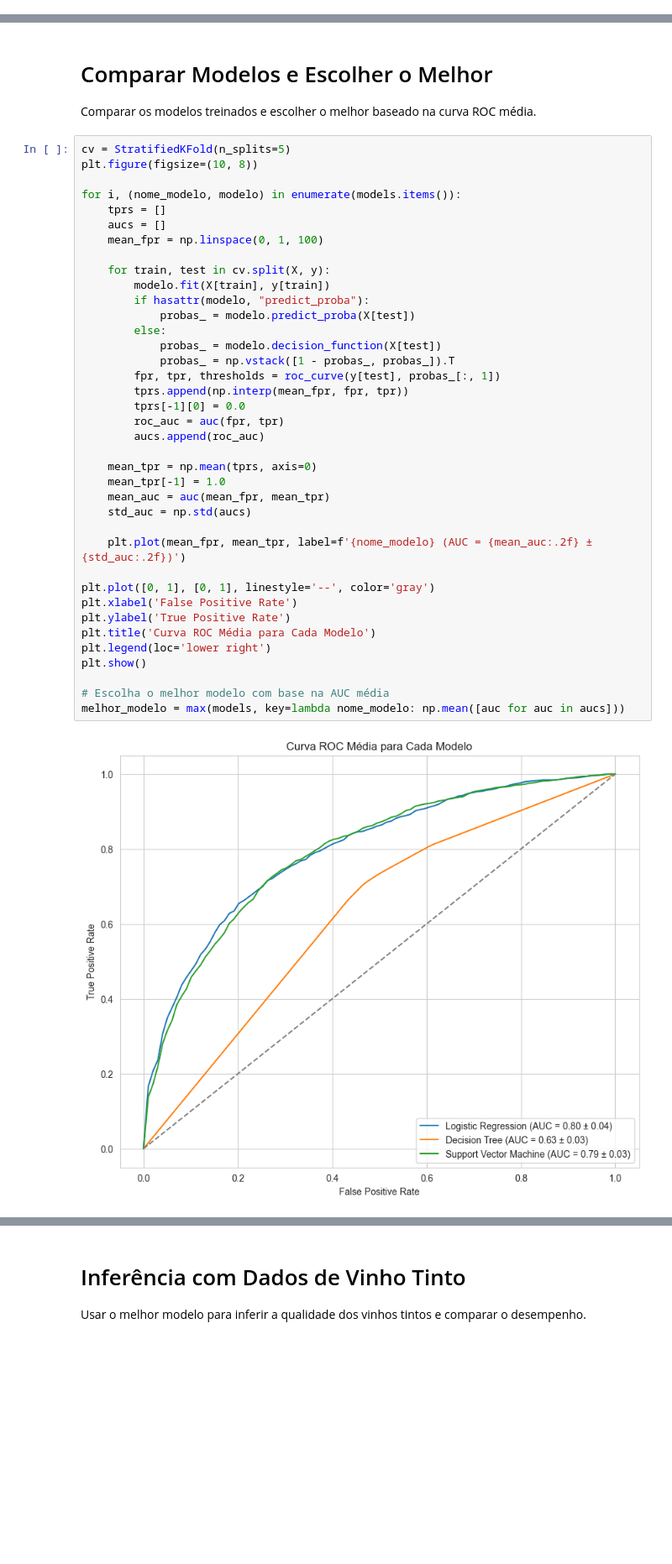
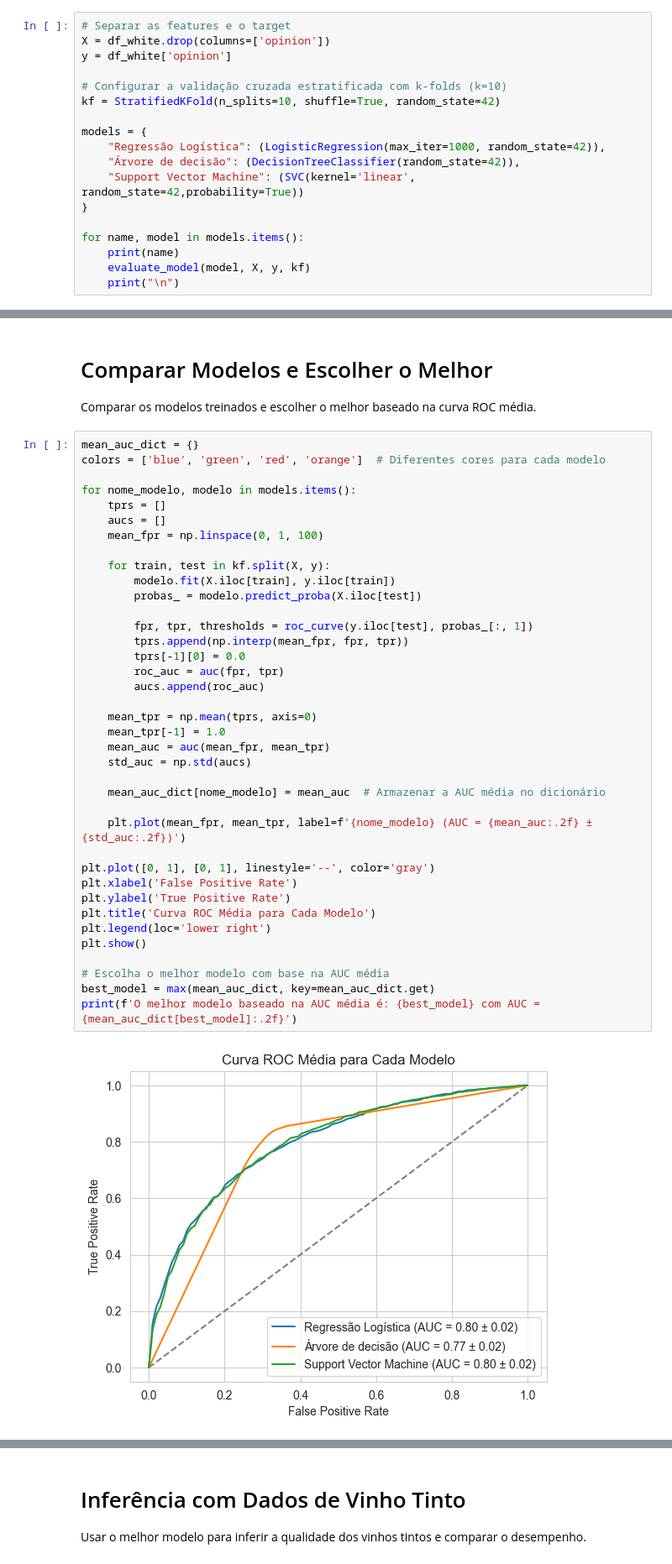
Before and after one commit to ronaldobresende/wine-quality, a Jupyter notebook: notebooks/wine-classification.ipynb, the cells around one changed output, grey strips where cells are left out. Shown at 84% size. Saved outputs shown, nothing was run; the diff lists cells and outputs as text; blank space fills up the shorter version.

```diff
--- a/notebooks/wine-classification.ipynb
+++ b/notebooks/wine-classification.ipynb
@@ -308,0 +349,18 @@ Support Vector Machine:
+# %%
+# Separar as features e o target
+X = df_white.drop(columns=['opinion'])
+y = df_white['opinion']
+
+# Configurar a validação cruzada estratificada com k-folds (k=10)
+kf = StratifiedKFold(n_splits=10, shuffle=True, random_state=42)
+
+models = {
+    "Regressão Logística": (LogisticRegression(max_iter=1000, random_state=42)),
+    "Árvore de decisão": (DecisionTreeClassifier(random_state=42)),
+    "Support Vector Machine": (SVC(kernel='linear', random_state=42,probability=True))
+}
+
+for name, model in models.items():
+    print(name)
+    evaluate_model(model, X, y, kf)
+    print("\n")
@@ -310,42 +388,42 @@ Support Vector Machine:
 # Comparar Modelos e Escolher o Melhor
 Comparar os modelos treinados e escolher o melhor baseado na curva ROC média.
 # %%
-cv = StratifiedKFold(n_splits=5)
-plt.figure(figsize=(10, 8))
+mean_auc_dict = {}
+colors = ['blue', 'green', 'red', 'orange']  # Diferentes cores para cada modelo
 
-for i, (nome_modelo, modelo) in enumerate(models.items()):
+for nome_modelo, modelo in models.items():
     tprs = []
     aucs = []
     mean_fpr = np.linspace(0, 1, 100)
 
-    for train, test in cv.split(X, y):
-        modelo.fit(X[train], y[train])
-        if hasattr(modelo, "predict_proba"):
-            probas_ = modelo.predict_proba(X[test])
-        else:
-            probas_ = modelo.decision_function(X[test])
-            probas_ = np.vstack([1 - probas_, probas_]).T
-        fpr, tpr, thresholds = roc_curve(y[test], probas_[:, 1])
+    for train, test in kf.split(X, y):
+        modelo.fit(X.iloc[train], y.iloc[train])
+        probas_ = modelo.predict_proba(X.iloc[test])
+
+        fpr, tpr, thresholds = roc_curve(y.iloc[test], probas_[:, 1])
         tprs.append(np.interp(mean_fpr, fpr, tpr))
         tprs[-1][0] = 0.0
         roc_auc = auc(fpr, tpr)
         aucs.append(roc_auc)
 
     mean_tpr = np.mean(tprs, axis=0)
     mean_tpr[-1] = 1.0
     mean_auc = auc(mean_fpr, mean_tpr)
     std_auc = np.std(aucs)
+
+    mean_auc_dict[nome_modelo] = mean_auc  # Armazenar a AUC média no dicionário
 
     plt.plot(mean_fpr, mean_tpr, label=f'{nome_modelo} (AUC = {mean_auc:.2f} ± {std_auc:.2f})')
 
 plt.plot([0, 1], [0, 1], linestyle='--', color='gray')
 plt.xlabel('False Positive Rate')
 plt.ylabel('True Positive Rate')
 plt.title('Curva ROC Média para Cada Modelo')
 plt.legend(loc='lower right')
 plt.show()
 
 # Escolha o melhor modelo com base na AUC média
-melhor_modelo = max(models, key=lambda nome_modelo: np.mean([auc for auc in aucs]))
+best_model = max(mean_auc_dict, key=mean_auc_dict.get)
+print(f'O melhor modelo baseado na AUC média é: {best_model} com AUC = {mean_auc_dict[best_model]:.2f}')
 # %% [output]
-[figure, old version]
+[figure, new version]
```
Also changed, not shown: parts of 27 cells of this notebook, 2 other files.
